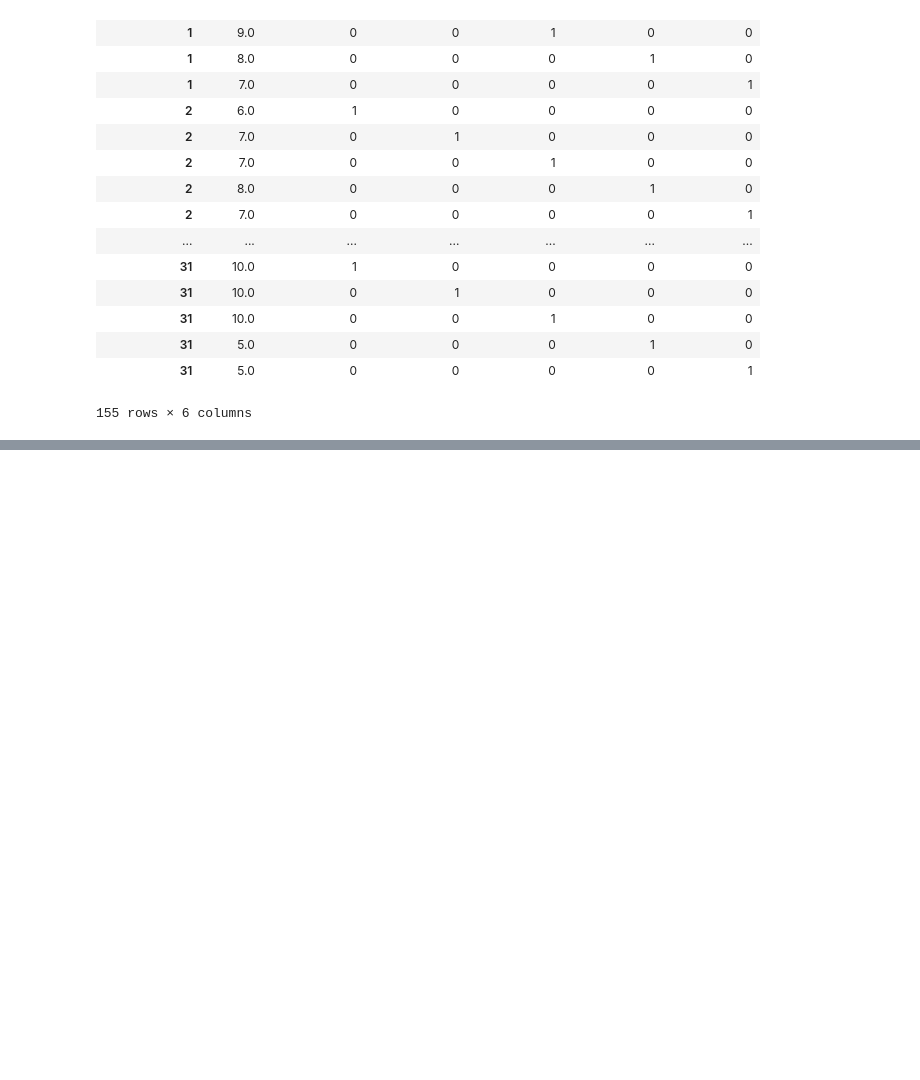
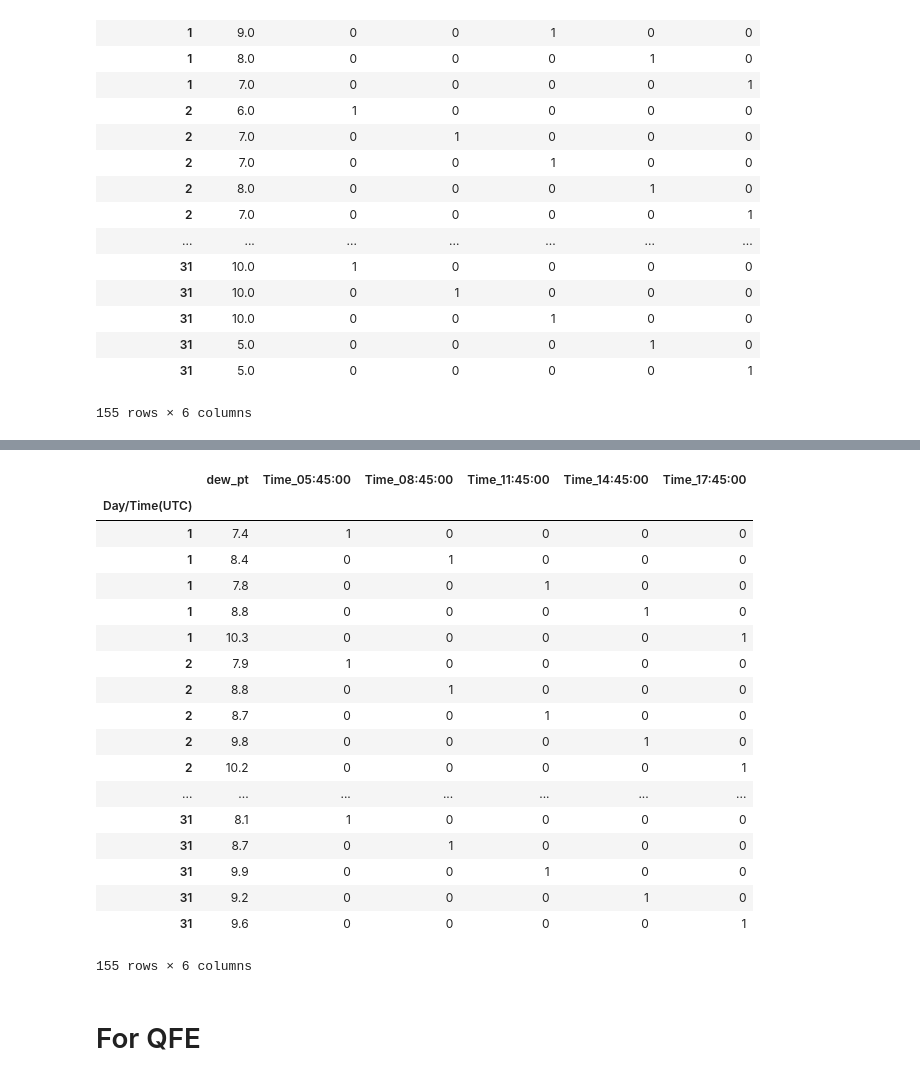
Before and after one commit to kaushu42/weather-forecast-nepal, a Jupyter notebook: preprocess.ipynb, the cells around one changed output, grey strips where cells are left out. Cells and saved outputs as stored; diff of their text form; code cells hidden in the pictures; blank space fills up the shorter version.

```diff
--- a/preprocess.ipynb
+++ b/preprocess.ipynb
@@ -48,0 +51,3 @@ df
+# %%
+df = pd.read_excel(xls, sheet_name='Dew pt', skiprows=3)
+df.head()
@@ -48,0 +61,28 @@ df
+# %%
+df = df.set_index('Day/Time(UTC)').stack().reset_index().set_index('Day/Time(UTC)')
+df.columns = ['Time', 'dew_pt']
+df.head()
+df = pd.get_dummies(df)
+df
+# %% [output]
+|  | dew_pt | Time_05:45:00 | Time_08:45:00 | Time_11:45:00 | Time_14:45:00 | Time_17:45:00 |
+| Day/Time(UTC) |  |  |  |  |  |  |
+| 1 | 7.4 | 1 | 0 | 0 | 0 | 0 |
+| 1 | 8.4 | 0 | 1 | 0 | 0 | 0 |
+| 1 | 7.8 | 0 | 0 | 1 | 0 | 0 |
+| 1 | 8.8 | 0 | 0 | 0 | 1 | 0 |
+| 1 | 10.3 | 0 | 0 | 0 | 0 | 1 |
+| 2 | 7.9 | 1 | 0 | 0 | 0 | 0 |
+| 2 | 8.8 | 0 | 1 | 0 | 0 | 0 |
+| 2 | 8.7 | 0 | 0 | 1 | 0 | 0 |
+| 2 | 9.8 | 0 | 0 | 0 | 1 | 0 |
+| 2 | 10.2 | 0 | 0 | 0 | 0 | 1 |
+| ... | ... | ... | ... | ... | ... | ... |
+| 31 | 8.1 | 1 | 0 | 0 | 0 | 0 |
+| 31 | 8.7 | 0 | 1 | 0 | 0 | 0 |
+| 31 | 9.9 | 0 | 0 | 1 | 0 | 0 |
+| 31 | 9.2 | 0 | 0 | 0 | 1 | 0 |
+| 31 | 9.6 | 0 | 0 | 0 | 0 | 1 |
+155 rows × 6 columns
+# %% [markdown]
+# For QFE
```
Also changed, not shown: parts of 10 cells of this notebook.
